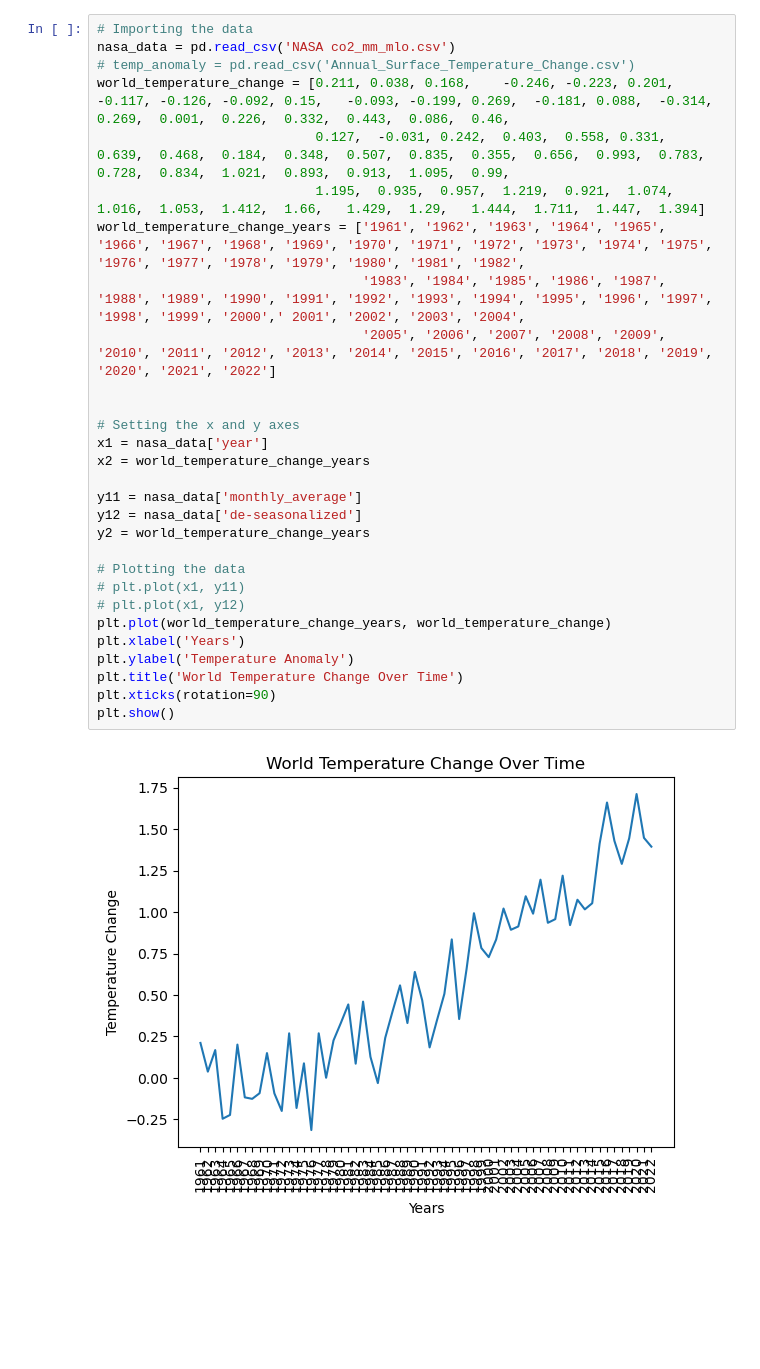
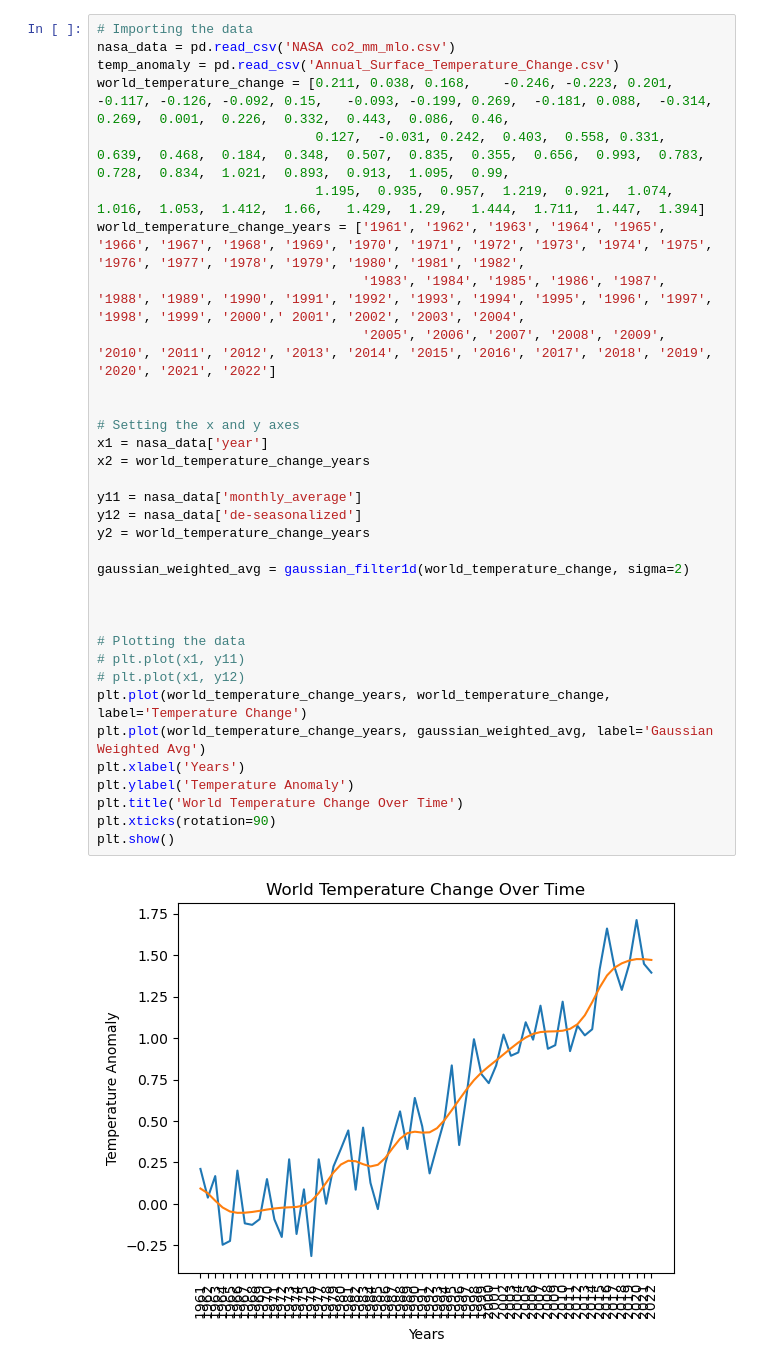
Before and after one commit to lbuabs6/Clima-Graphs-and-Data-, a Jupyter notebook: Keeling curve.ipynb, the cells around one changed output. Cells and saved outputs as stored; diff of their text form; blank space fills up the shorter version.

```diff
--- a/Keeling curve.ipynb
+++ b/Keeling curve.ipynb
@@ -11,34 +12,39 @@ from scipy.interpolate import make_interp_spline
 # %%
 # Importing the data
 nasa_data = pd.read_csv('NASA co2_mm_mlo.csv')
-# temp_anomaly = pd.read_csv('Annual_Surface_Temperature_Change.csv')
+temp_anomaly = pd.read_csv('Annual_Surface_Temperature_Change.csv')
 world_temperature_change = [0.211, 0.038, 0.168,	-0.246,	-0.223,	0.201,	-0.117,	-0.126,	-0.092,	0.15,	-0.093,	-0.199,	0.269,	-0.181,	0.088,	-0.314,	0.269,	0.001,	0.226,	0.332,	0.443,	0.086,	0.46,
                             0.127,	-0.031,	0.242,	0.403,	0.558, 0.331,	0.639,	0.468,	0.184,	0.348,	0.507,	0.835,	0.355,	0.656,	0.993,	0.783,	0.728,	0.834,	1.021,	0.893,	0.913,	1.095,	0.99,
                             1.195,	0.935,	0.957,	1.219,	0.921,  1.074,	1.016,	1.053,	1.412,	1.66,	1.429,	1.29,	1.444,	1.711,	1.447,	1.394]
 world_temperature_change_years = ['1961', '1962', '1963', '1964', '1965', '1966', '1967', '1968', '1969', '1970', '1971', '1972', '1973', '1974', '1975', '1976', '1977', '1978', '1979', '1980', '1981', '1982',
                                   '1983', '1984', '1985', '1986', '1987', '1988', '1989', '1990', '1991', '1992', '1993', '1994', '1995', '1996', '1997', '1998', '1999', '2000',' 2001', '2002', '2003', '2004',
                                   '2005', '2006', '2007', '2008', '2009', '2010', '2011', '2012', '2013', '2014', '2015', '2016', '2017', '2018', '2019', '2020', '2021', '2022']
 
 
 # Setting the x and y axes
 x1 = nasa_data['year']
 x2 = world_temperature_change_years
 
 y11 = nasa_data['monthly_average']
 y12 = nasa_data['de-seasonalized']
 y2 = world_temperature_change_years
 
+gaussian_weighted_avg = gaussian_filter1d(world_temperature_change, sigma=2)
+
+
+
 # Plotting the data
 # plt.plot(x1, y11)
 # plt.plot(x1, y12)
-plt.plot(world_temperature_change_years, world_temperature_change)
+plt.plot(world_temperature_change_years, world_temperature_change, label='Temperature Change')
+plt.plot(world_temperature_change_years, gaussian_weighted_avg, label='Gaussian Weighted Avg')
 plt.xlabel('Years')
 plt.ylabel('Temperature Anomaly')
 plt.title('World Temperature Change Over Time')
 plt.xticks(rotation=90)
 plt.show()
 # %% [output]
-[figure, old version]
+[figure, new version]
 # %%
 nasa_data = pd.read_csv('NASA co2_mm_mlo.csv')
 
```
Also changed, not shown: parts of 3 cells of this notebook, 3 other files.
